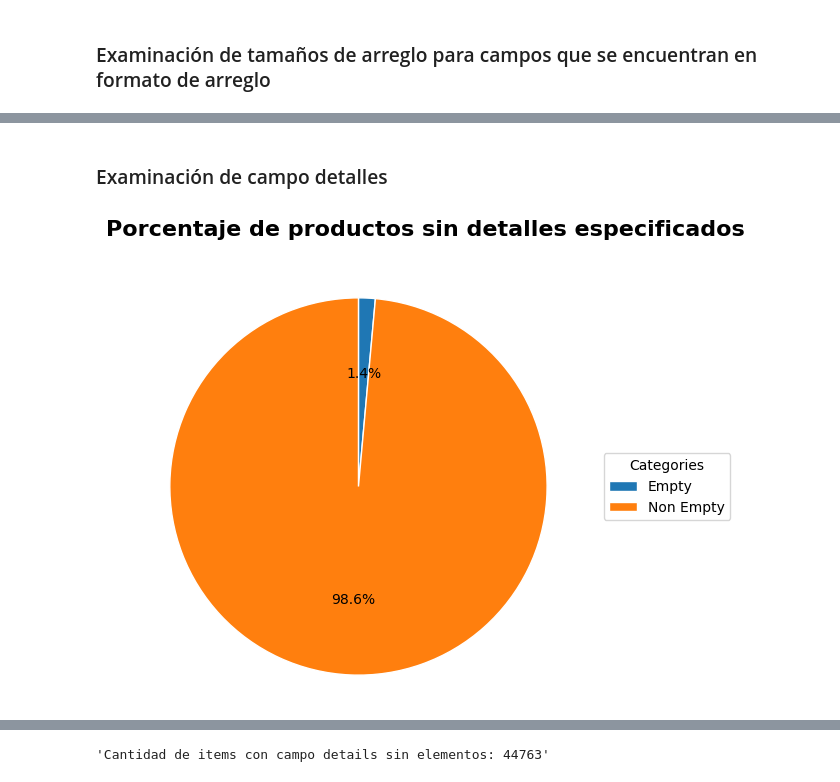
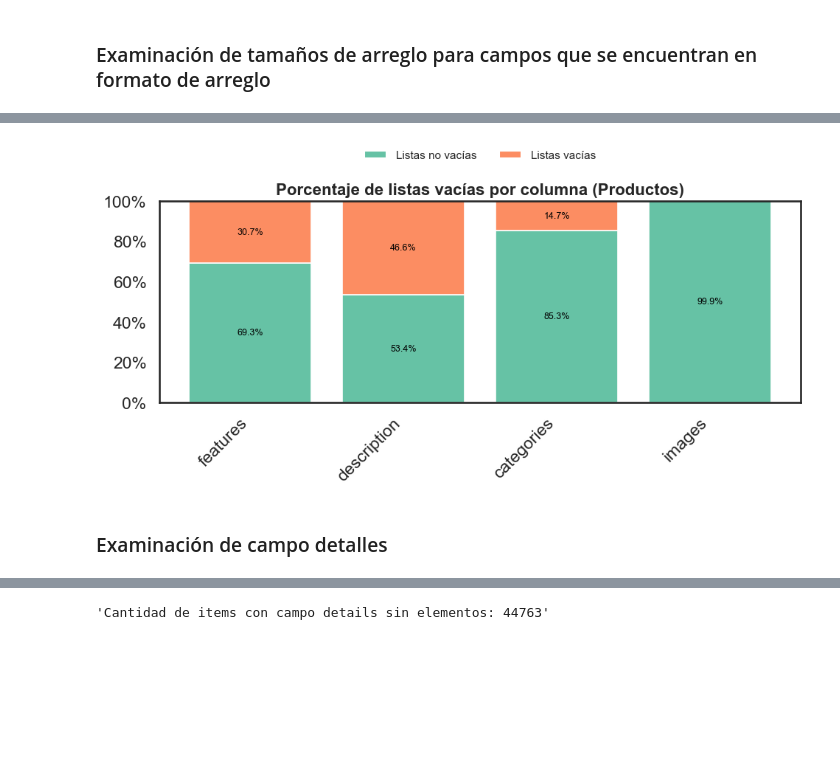
Before and after one commit to UIdealist/products-viability-analysis, a Jupyter notebook: src/silver/quality_analysis.ipynb, the cells around one changed output, grey strips where cells are left out. Cells and saved outputs as stored; diff of their text form; code cells hidden in the pictures; blank space fills up the shorter version.

```diff
--- a/src/silver/quality_analysis.ipynb
+++ b/src/silver/quality_analysis.ipynb
@@ -112,17 +117,28 @@ plot_percentage_matrix_focus_category(
 # %% [markdown]
 ### Examinación de tamaños de arreglo para campos que se encuentran en formato de arreglo
 # %%
-columns_data_empty = []
+columns_data_empties = []
 
 for col in [
     "features", "description", "categories", "images"
 ]:
     empty_count, non_empty_count, _ = check_empty_arrays( meta_items, col)
-    columns_data_empty.append( (non_empty_count, empty_count, col) )
-    print(
-        f"""
-        Columna: {col}
-        Empties: {empty_count}
-        Non-Empties: {non_empty_count}
-        """
-    )
+    columns_data_empties.append( (col, non_empty_count, empty_count) )
+
+def build_dict(x):
+    total = x[1] + x[2]
+    return {
+        "values": (x[1] / total, x[2] / total),
+        "label": x[0],
+        "title": x[0]
+    }
+
+df_columns_data_empties = list(map(
+    lambda x: build_dict(x),
+    columns_data_empties
+))
+
+pd_df_columns_data_empties = pd.DataFrame(
+    columns_data_empties,
+    columns=["Column", "Non-empty", "Empty"]
+)
@@ -157,3 +153,14 @@ plot_percentage_matrix_focus_category(
+# %%
+from src.utils.visualization.Barplot import BarPlot
+percentage_plot = BarPlot()
+percentage_plot.prepare_percent_show(
+    title = "Porcentaje de listas vacías por columna (Productos)",
+)
+percentage_plot.plot(
+    df_columns_data_empties, legend_labels = ["Listas no vacías", "Listas vacías"]
+)
+# %% [output]
+[figure, added]
 # %% [markdown]
 ### Examinación de campo detalles
 # %%
@@ -173,11 +180,0 @@ meta_items_details_non_empty = meta_items_json_length.filter(F.col('len') > 0).c
-# %%
-plot_percentage_categories(
-    np.array([
-        ('Empty', meta_items_details_empty),
-        ('Non Empty', meta_items_details_non_empty),
-    ]),
-    title = "Porcentaje de productos sin detalles especificados",
-    target_index = 1, label_index = 0,
-)
-# %% [output]
-[figure, removed]
```
Also changed, not shown: parts of 35 cells of this notebook, 16 other files.
